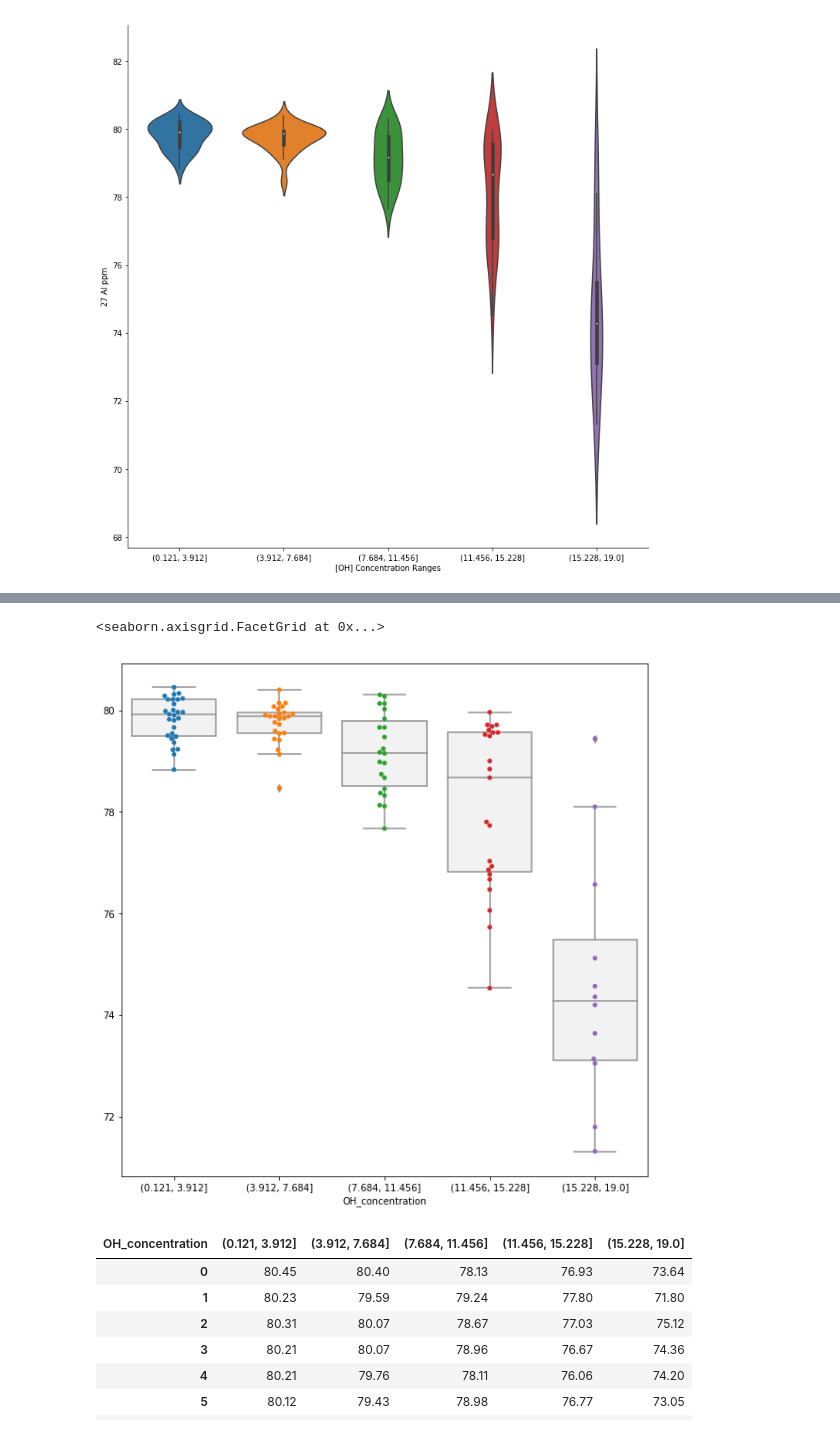
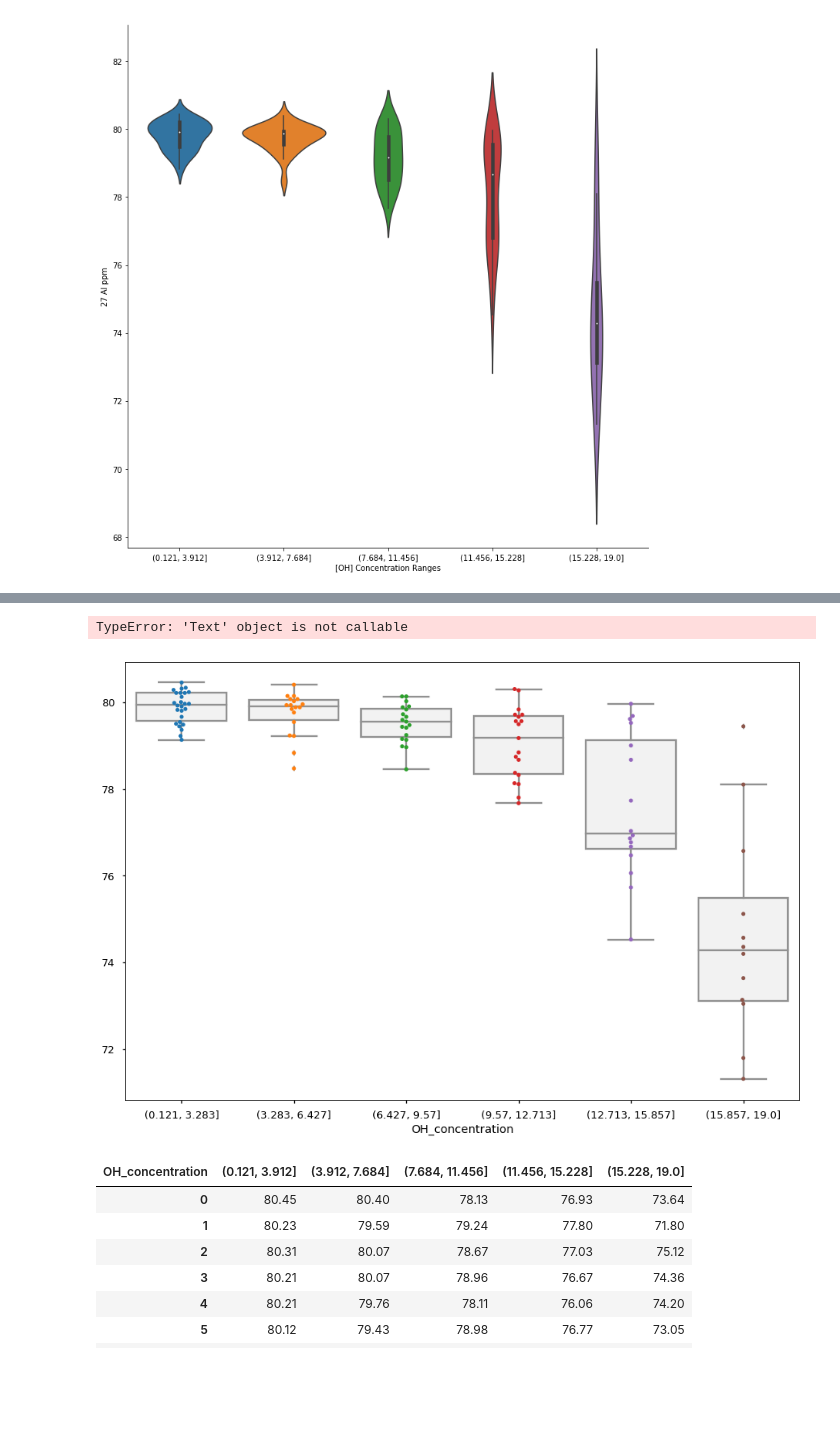
Before and after one commit to biggstd/pyluminate, a Jupyter notebook: notebooks/Al Review Figures.ipynb, the cells around one changed output, grey strips where cells are left out. Saved outputs shown, nothing was run; the diff lists cells and outputs as text; code cells hidden in the pictures; blank space fills up the shorter version.

Commit message:
updated figures

```diff
--- a/notebooks/Al Review Figures.ipynb
+++ b/notebooks/Al Review Figures.ipynb
@@ -16,7 +16,8 @@ import sys
 # %%
 # import the data collected
 # This data was organized on a google spreadsheet
-data_path = "/home/tylerbiggs/git/pyluminate/data/al_nmr_data.csv"
+# data_path = "/home/tylerbiggs/git/pyluminate/data/al_nmr_data.csv"
+data_path = "/home/tyler-biggs/git/pyluminate/data/al_nmr_data.csv"
 # data_path = r"C:\Users\Tyler\Documents\pyluminate/data/al_nmr_data.csv"
 AlNMRData = pd.read_csv(data_path)
 # %% [markdown]
@@ -169,31 +193,31 @@ OH_conc.set_axis_labels("[OH] Concentration Ranges", "27 Al ppm")
 # %%
-cut = pd.cut(AlNMRData.OH_concentration, 5)
+cut = pd.cut(AlNMRData.OH_concentration, 6)
 
 boxdf = AlNMRData.groupby(cut) \
     .apply(lambda AlNMRData: AlNMRData.Al_ppm.reset_index(drop=True)) \
     .unstack(0)
 
 
-fig1, ax1 = plt.subplots(figsize=(10,10))
+fig1, ax1 = plt.subplots(figsize=(15,10))
 
 g = sns.swarmplot(
 #     x="Al_concentration",
 #     y="Al_ppm",
 #     hue="counter_ion",
     data=boxdf,
     ax=ax1,
 )
 
 g = sns.boxplot(
     color="0.95",
     ax=ax1,
     data=boxdf)
 
-
-OH_conc.set_axis_labels("[OH] Concentration Ranges", "27 Al ppm")
+ax1.title("[OH] Concentration Ranges", "27 Al ppm")
+plt.show()
 # %% [output]
-<seaborn.axisgrid.FacetGrid at 0x...>
+TypeError: 'Text' object is not callable
-[figure, old version]
+[figure, new version]
 # %%
 boxdf
 # %% [output]
```
Also changed, not shown: parts of 28 cells of this notebook.
